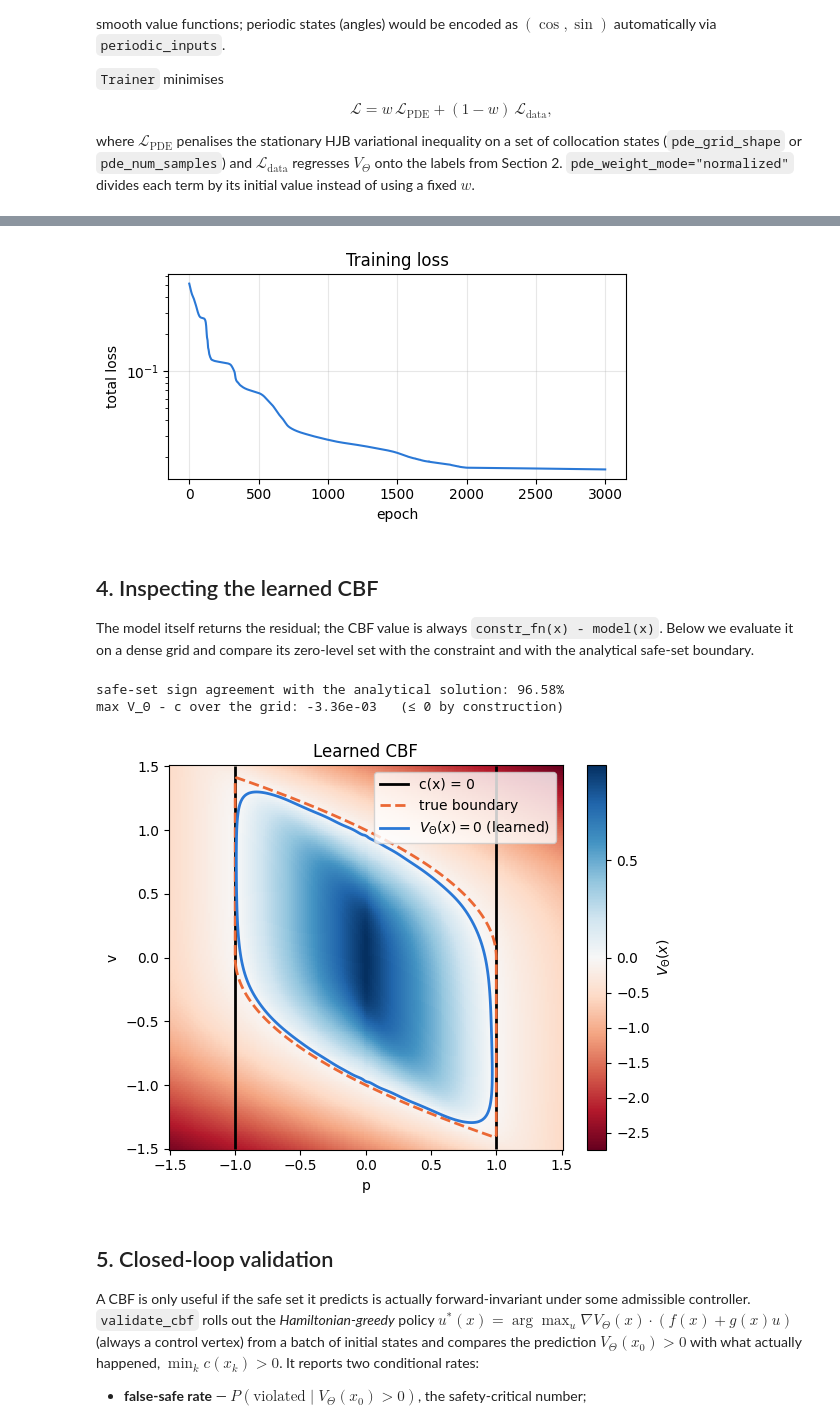
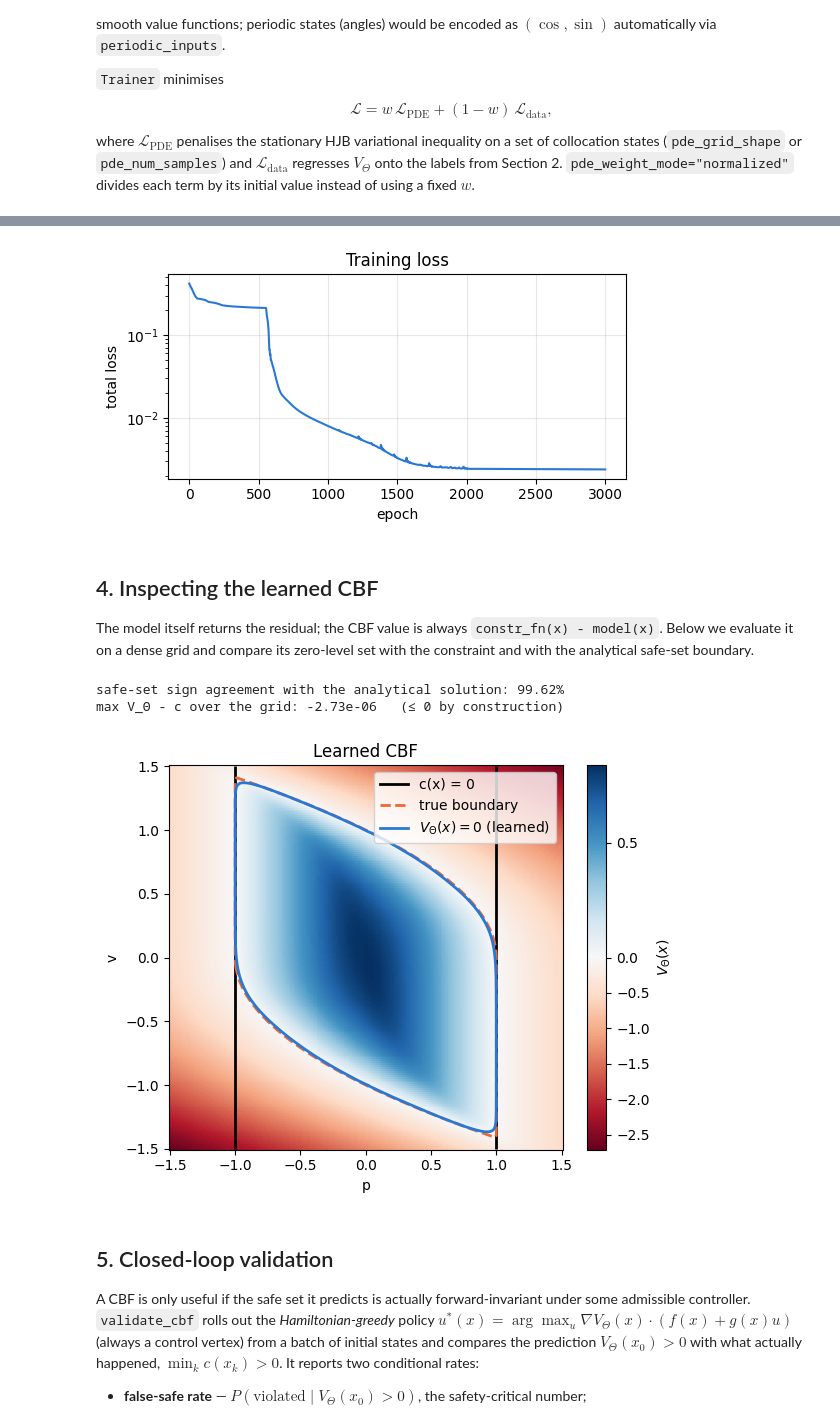
Before and after one commit to bojan-derajic/vertexcbf, a Jupyter notebook: notebooks/examples.ipynb, the cells around one changed output, grey strips where cells are left out. Cells and saved outputs as stored; diff of their text form; code cells hidden in the pictures.

```diff
--- a/notebooks/examples.ipynb
+++ b/notebooks/examples.ipynb
@@ -143,7 +143,7 @@ states_d = dyn.get_uniform_state_grid([41, 41]).reshape(-1, dyn.nx)
 
 search = beam_search(
     dynamics=dyn, x0=states_d, constr_fn=constr_fn,
-    B=100, K=40, dt=0.1,
+    B=1000, K=40, dt=0.1,
     return_trajs=True,           # also return the best vertex sequence per state
 )
 values_d = search["values"]      # (N,)  supervision labels
@@ -209,7 +209,7 @@ $\mathcal{L}_{\text{data}}$ regresses $V_\Theta$ onto the labels from Section 2.
 fixed $w$.
 # %%
 model = MLP(
-    layers_config=[(dyn.nx, None), (32, "sin"), (32, "sin"), (32, "sin"), (1, ("softplus", {"beta": 1.0}))],
+    layers_config=[(dyn.nx, None), (32, "sin"), (32, "sin"), (32, "sin"), (32, "sin"), (1, ("softplus", {"beta": 10.0}))],
     input_min=dyn.x_min, input_max=dyn.x_max,
     periodic_inputs=dyn.periodic_states,   # [] for this system
 ).to(device)
@@ -239,4 +239,4 @@ Epoch [  3000/3000]  loss=0.015952  pde=0.007343  data=0.093427
-[figure, old version]
+[figure, new version]
 # %% [markdown]
 ## 4. Inspecting the learned CBF
 
@@ -271,9 +271,9 @@ ax.legend(handles=[
 ax.set_xlabel("p"); ax.set_ylabel("v"); ax.set_title("Learned CBF")
 plt.tight_layout(); plt.show()
 # %% [output]
-safe-set sign agreement with the analytical solution: 96.58%
-max V_Θ - c over the grid: -3.36e-03   (≤ 0 by construction)
+safe-set sign agreement with the analytical solution: 99.62%
+max V_Θ - c over the grid: -2.73e-06   (≤ 0 by construction)
-[figure, old version]
+[figure, new version]
 # %% [markdown]
 ## 5. Closed-loop validation
 
```
Also changed, not shown: parts of 6 cells of this notebook.
